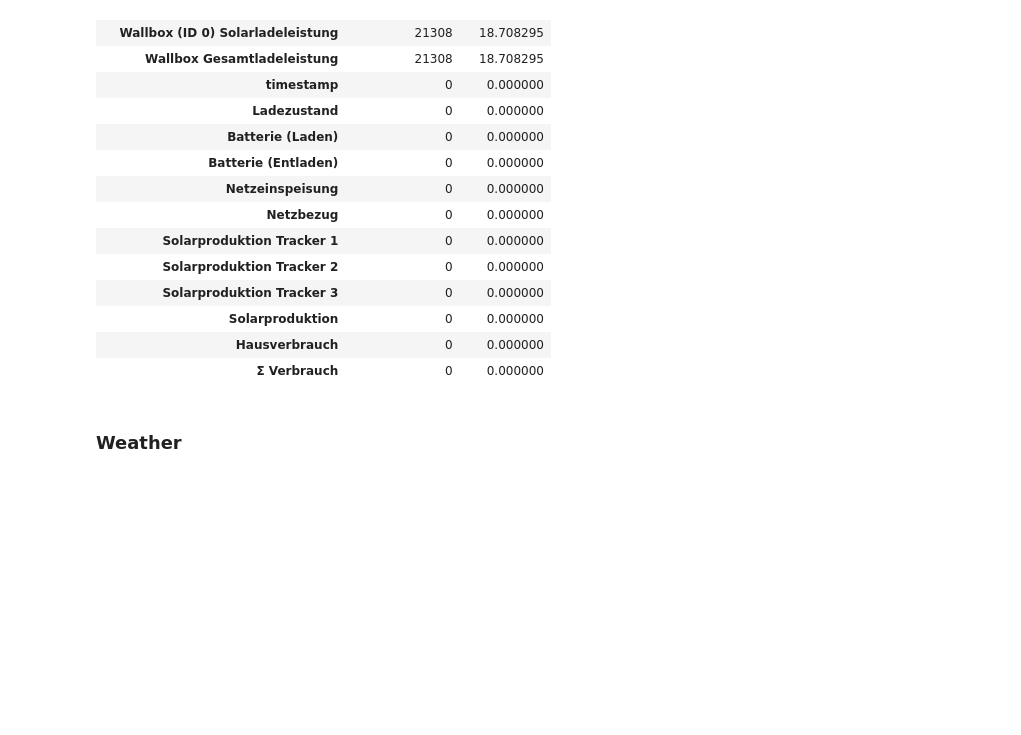
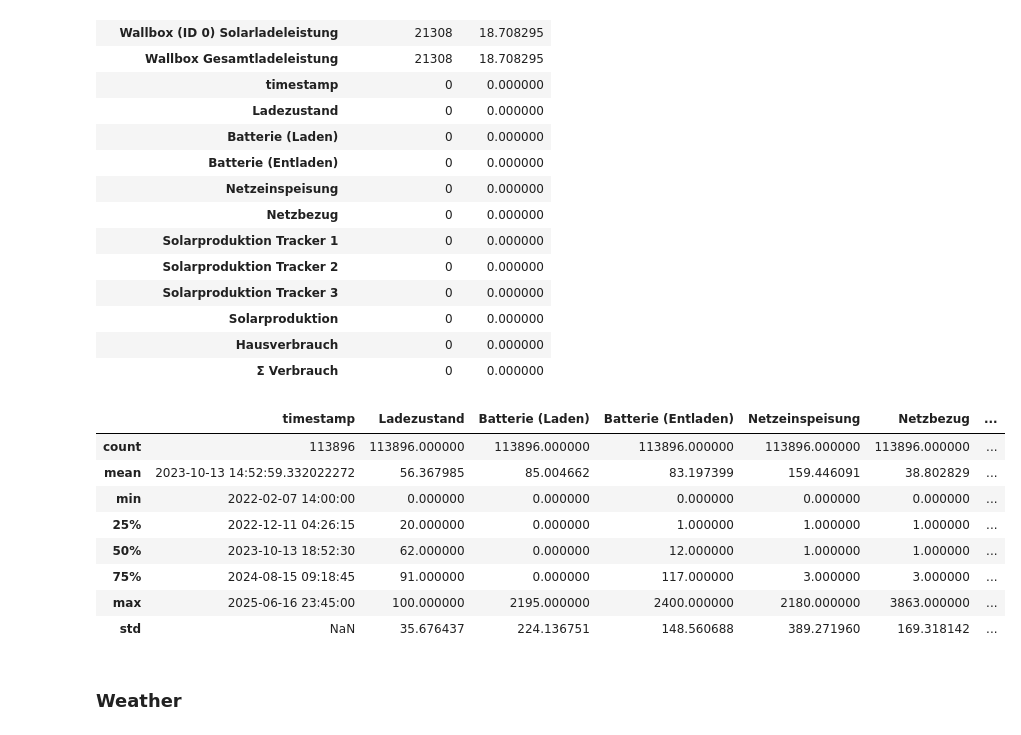
Before and after one commit to Anni075/KI-Project, a Jupyter notebook: missing_value_analysis.ipynb, the cells around one changed output. Cells and saved outputs as stored; diff of their text form; code cells hidden in the pictures; blank space fills up the shorter version.

```diff
--- a/missing_value_analysis.ipynb
+++ b/missing_value_analysis.ipynb
@@ -58,6 +70,18 @@ missing_report(pv_data)
 | Solarproduktion | 0 | 0.000000 |
 | Hausverbrauch | 0 | 0.000000 |
 | Σ Verbrauch | 0 | 0.000000 |
+# %%
+pv_data.describe()
+# %% [output]
+|  | timestamp | Ladezustand | Batterie (Laden) | Batterie (Entladen) | Netzeinspeisung | Netzbezug | ... |
+| count | 113896 | 113896.000000 | 113896.000000 | 113896.000000 | 113896.000000 | 113896.000000 | ... |
+| mean | 2023-10-13 14:52:59.332022272 | 56.367985 | 85.004662 | 83.197399 | 159.446091 | 38.802829 | ... |
+| min | 2022-02-07 14:00:00 | 0.000000 | 0.000000 | 0.000000 | 0.000000 | 0.000000 | ... |
+| 25% | 2022-12-11 04:26:15 | 20.000000 | 0.000000 | 1.000000 | 1.000000 | 1.000000 | ... |
+| 50% | 2023-10-13 18:52:30 | 62.000000 | 0.000000 | 12.000000 | 1.000000 | 1.000000 | ... |
+| 75% | 2024-08-15 09:18:45 | 91.000000 | 0.000000 | 117.000000 | 3.000000 | 3.000000 | ... |
+| max | 2025-06-16 23:45:00 | 100.000000 | 2195.000000 | 2400.000000 | 2180.000000 | 3863.000000 | ... |
+| std | NaN | 35.676437 | 224.136751 | 148.560688 | 389.271960 | 169.318142 | ... |
 # %% [markdown]
 ### Weather
 # %%
```
Also changed, not shown: parts of 3 cells of this notebook.
